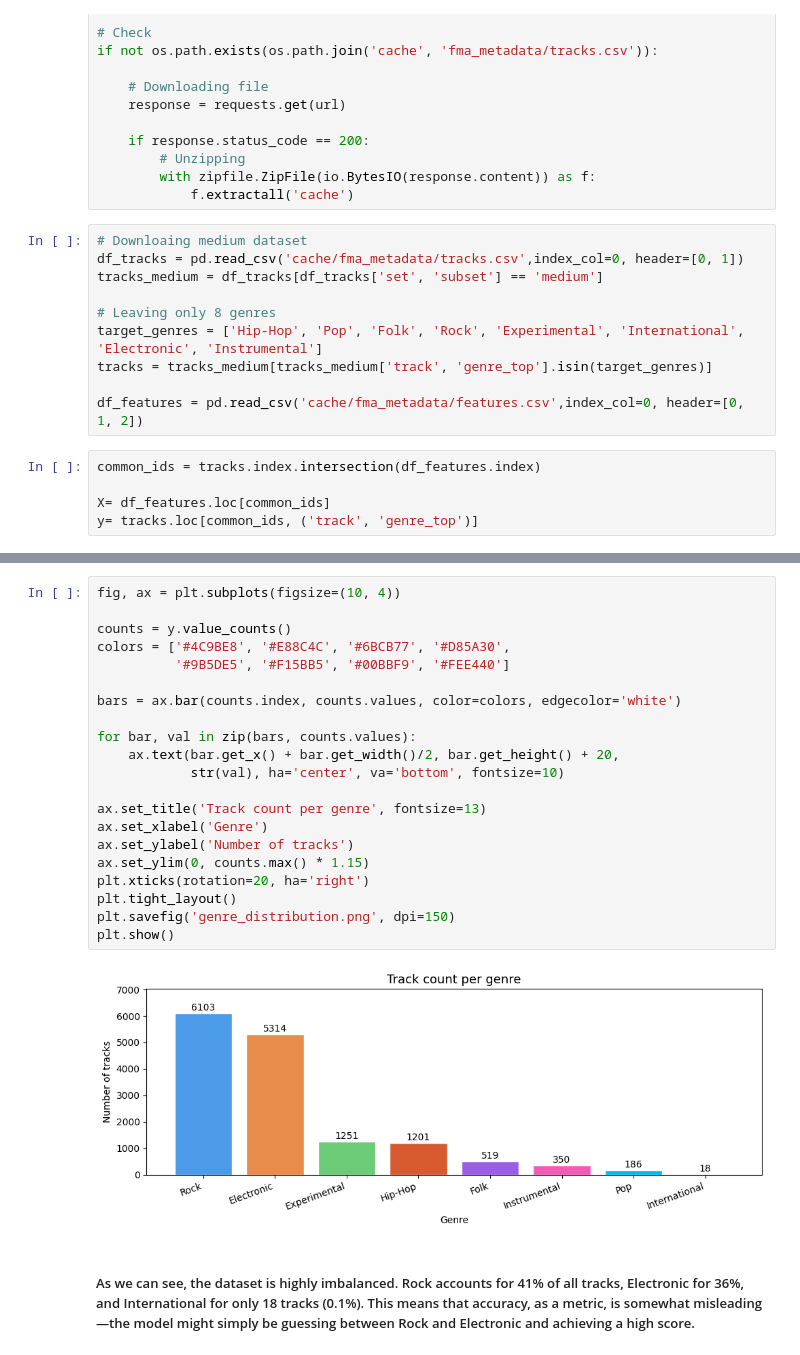
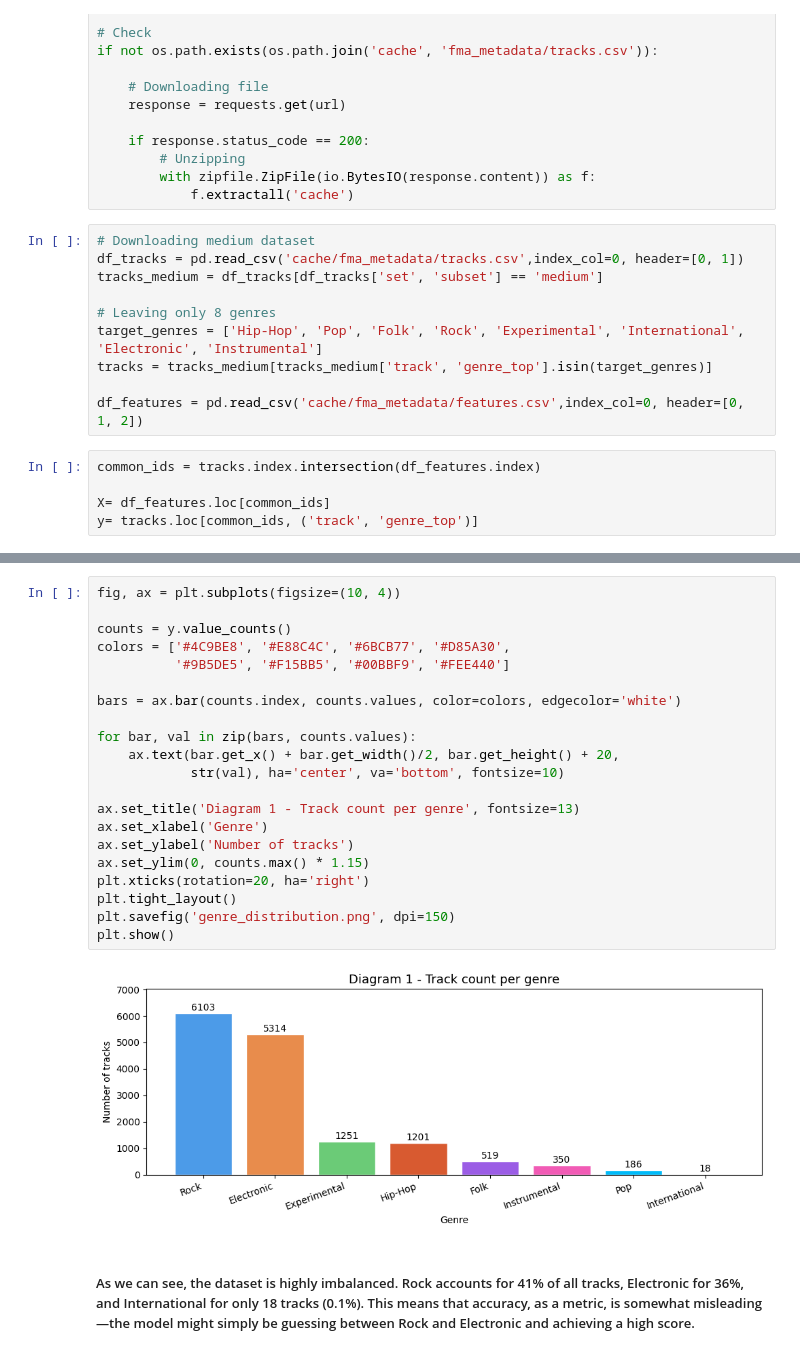
Before and after one commit to mandelbrotinka/MMD, a Jupyter notebook: group07.ipynb, the cells around one changed output, grey strips where cells are left out. Saved outputs shown, nothing was run; the diff lists cells and outputs as text.

```diff
--- a/group07.ipynb
+++ b/group07.ipynb
@@ -38,7 +38,7 @@ if not os.path.exists(os.path.join('cache', 'fma_metadata/tracks.csv')):
         with zipfile.ZipFile(io.BytesIO(response.content)) as f:
             f.extractall('cache')
 # %%
-# Downloaing medium dataset
+# Downloading medium dataset
 df_tracks = pd.read_csv('cache/fma_metadata/tracks.csv',index_col=0, header=[0, 1])
 tracks_medium = df_tracks[df_tracks['set', 'subset'] == 'medium']
 
@@ -81,26 +81,26 @@ max            62.33      0.34
 # %%
 fig, ax = plt.subplots(figsize=(10, 4))
 
 counts = y.value_counts()
 colors = ['#4C9BE8', '#E88C4C', '#6BCB77', '#D85A30',
           '#9B5DE5', '#F15BB5', '#00BBF9', '#FEE440']
 
 bars = ax.bar(counts.index, counts.values, color=colors, edgecolor='white')
 
 for bar, val in zip(bars, counts.values):
     ax.text(bar.get_x() + bar.get_width()/2, bar.get_height() + 20,
             str(val), ha='center', va='bottom', fontsize=10)
 
-ax.set_title('Track count per genre', fontsize=13)
+ax.set_title('Diagram 1 - Track count per genre', fontsize=13)
 ax.set_xlabel('Genre')
 ax.set_ylabel('Number of tracks')
 ax.set_ylim(0, counts.max() * 1.15)
 plt.xticks(rotation=20, ha='right')
 plt.tight_layout()
 plt.savefig('genre_distribution.png', dpi=150)
 plt.show()
 # %% [output]
-[figure, old version]
+[figure, new version]
 # %% [markdown]
 ##### As we can see, the dataset is highly imbalanced. Rock accounts for 41% of all tracks, Electronic for 36%, and International for only 18 tracks (0.1%). This means that accuracy, as a metric, is somewhat misleading—the model might simply be guessing between Rock and Electronic and achieving a high score.
 # %% [markdown]
```
Also changed, not shown: parts of 5 cells of this notebook.
